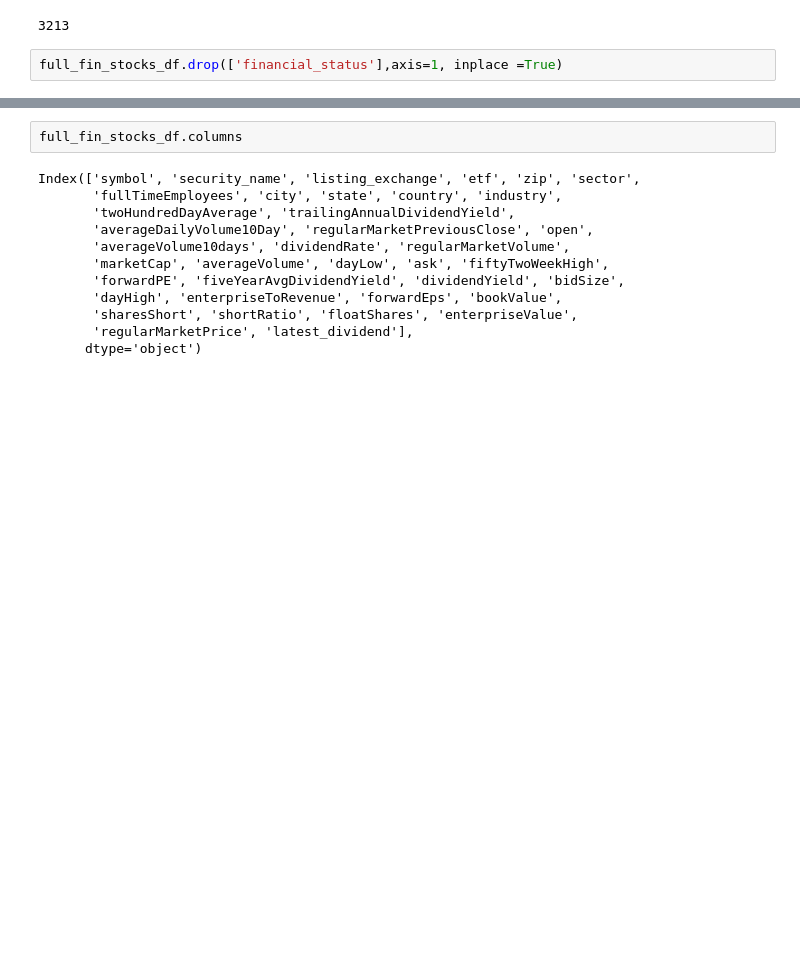
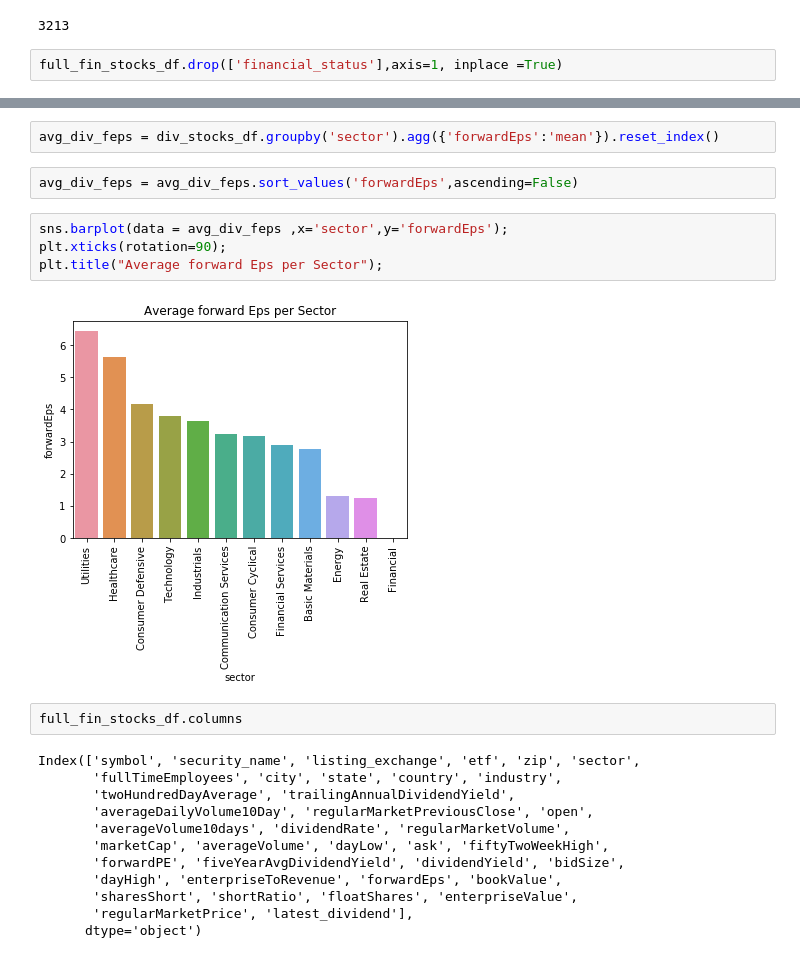
Before and after one commit to ipatel467/Stock-Market-Analysis, a Jupyter notebook: Stocks.ipynb, the cells around one changed output, grey strips where cells are left out. Saved outputs shown, nothing was run; the diff lists cells and outputs as text; blank space fills up the shorter version.

```diff
--- a/Stocks.ipynb
+++ b/Stocks.ipynb
@@ -484,3 +491,13 @@ full_fin_stocks_df.drop(['financial_status'],axis=1, inplace =True)
+# %%
+avg_div_feps = div_stocks_df.groupby('sector').agg({'forwardEps':'mean'}).reset_index()
+# %%
+avg_div_feps = avg_div_feps.sort_values('forwardEps',ascending=False)
+# %%
+sns.barplot(data = avg_div_feps ,x='sector',y='forwardEps');
+plt.xticks(rotation=90);
+plt.title("Average forward Eps per Sector");
+# %% [output]
+[figure, added]
 # %%
 full_fin_stocks_df.columns
 # %% [output]
```
Also changed, not shown: parts of 4 cells of this notebook.
